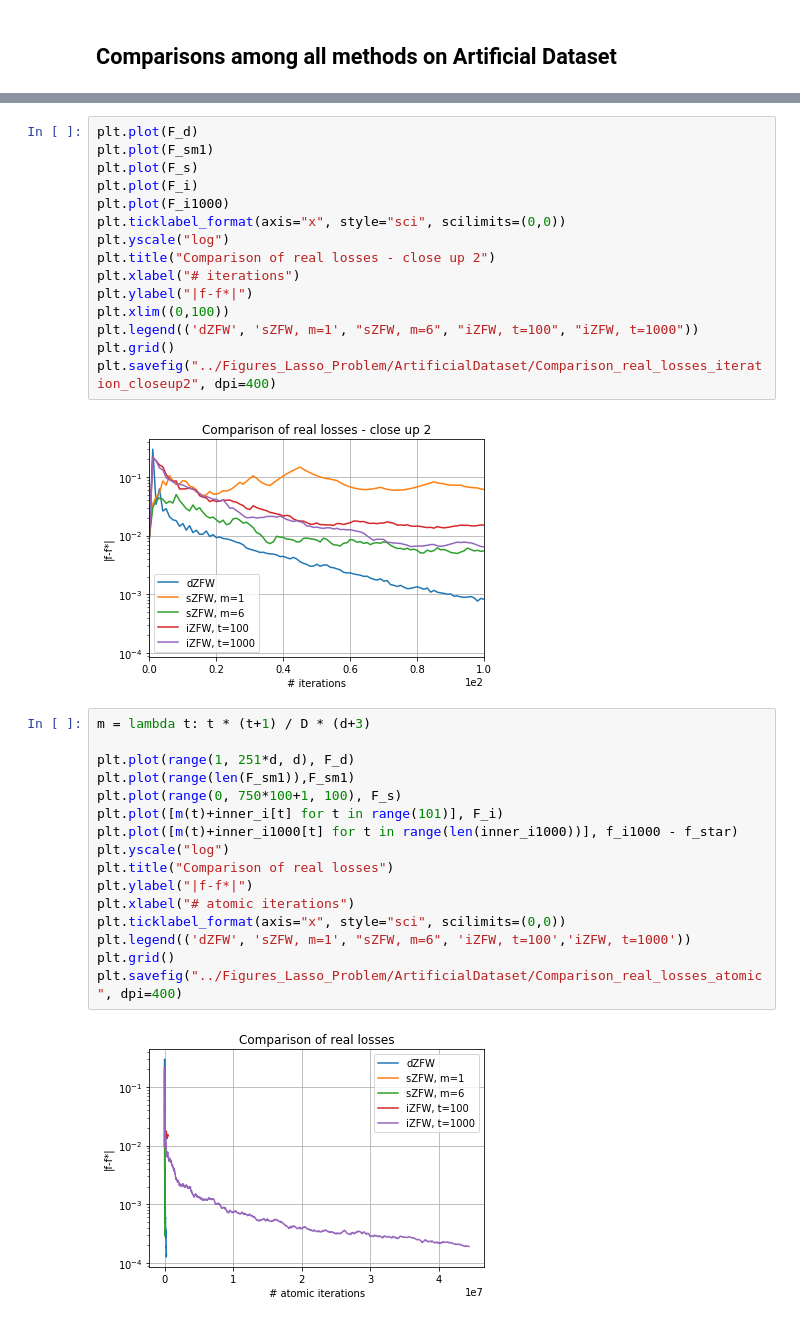
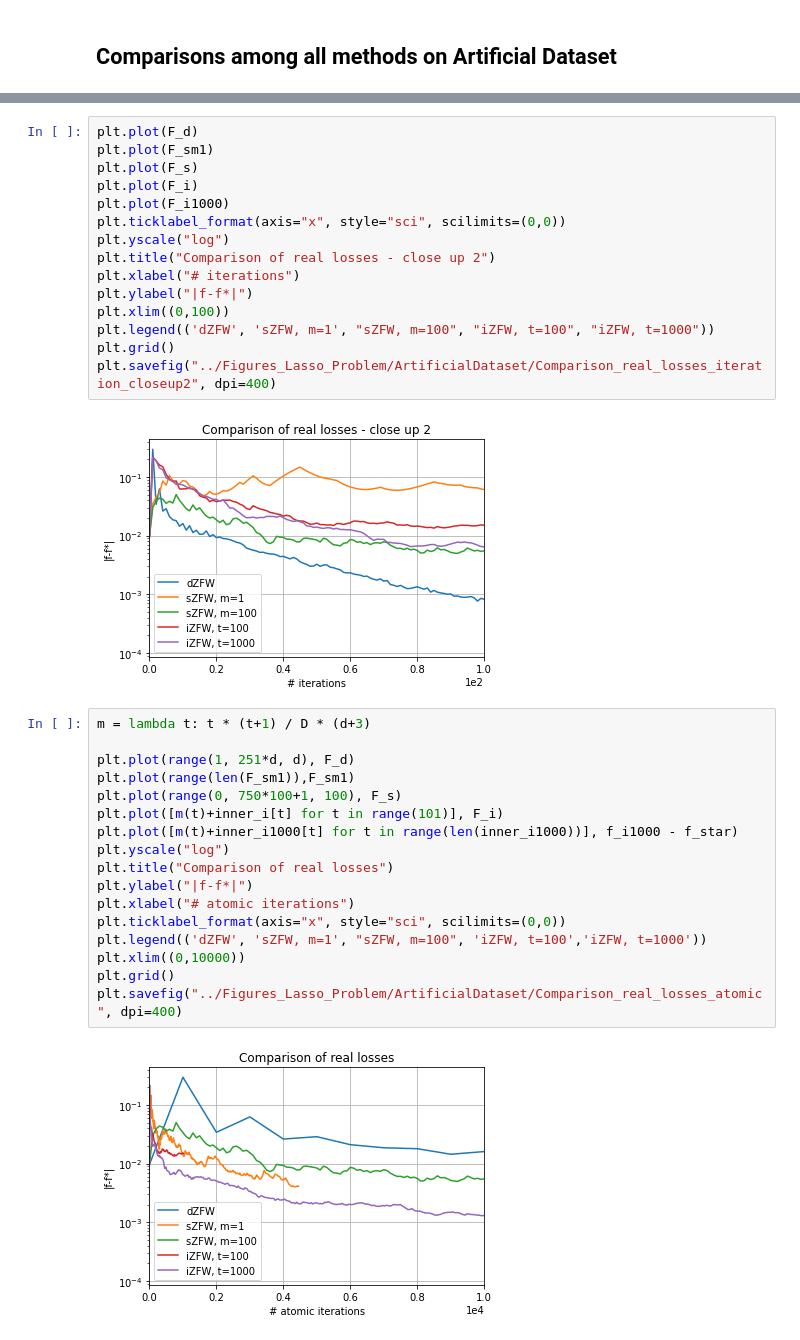
Before and after one commit to liacov/OPTproj, a Jupyter notebook: notebooks/LassoRegression.ipynb, the cells around one changed output, grey strips where cells are left out. Cells and saved outputs as stored; diff of their text form.

Commit message:
lasso plots updated

```diff
--- a/notebooks/LassoRegression.ipynb
+++ b/notebooks/LassoRegression.ipynb
@@ -788,29 +788,30 @@ plt.title("Comparison of real losses - close up 2")
 plt.xlabel("# iterations")
 plt.ylabel("|f-f*|")
 plt.xlim((0,100))
-plt.legend(('dZFW', 'sZFW, m=1', "sZFW, m=6", "iZFW, t=100", "iZFW, t=1000"))
+plt.legend(('dZFW', 'sZFW, m=1', "sZFW, m=100", "iZFW, t=100", "iZFW, t=1000"))
 plt.grid()
 plt.savefig("../Figures_Lasso_Problem/ArtificialDataset/Comparison_real_losses_iteration_closeup2", dpi=400)
 # %% [output]
-[figure, old version]
+[figure, new version]
 # %%
 m = lambda t: t * (t+1) / D * (d+3)
 
 plt.plot(range(1, 251*d, d), F_d)
 plt.plot(range(len(F_sm1)),F_sm1)
 plt.plot(range(0, 750*100+1, 100), F_s)
 plt.plot([m(t)+inner_i[t] for t in range(101)], F_i)
 plt.plot([m(t)+inner_i1000[t] for t in range(len(inner_i1000))], f_i1000 - f_star)
 plt.yscale("log")
 plt.title("Comparison of real losses")
 plt.ylabel("|f-f*|")
 plt.xlabel("# atomic iterations")
 plt.ticklabel_format(axis="x", style="sci", scilimits=(0,0))
-plt.legend(('dZFW', 'sZFW, m=1', "sZFW, m=6", 'iZFW, t=100','iZFW, t=1000'))
+plt.legend(('dZFW', 'sZFW, m=1', "sZFW, m=100", 'iZFW, t=100','iZFW, t=1000'))
+plt.xlim((0,10000))
 plt.grid()
 plt.savefig("../Figures_Lasso_Problem/ArtificialDataset/Comparison_real_losses_atomic", dpi=400)
 # %% [output]
-[figure, old version]
+[figure, new version]
 # %%
 plt.plot(range(1, 251*d, d), F_d)
 plt.plot(range(len(F_sm1)),F_sm1)
```
Also changed, not shown: parts of 5 cells of this notebook, 5 other files.
